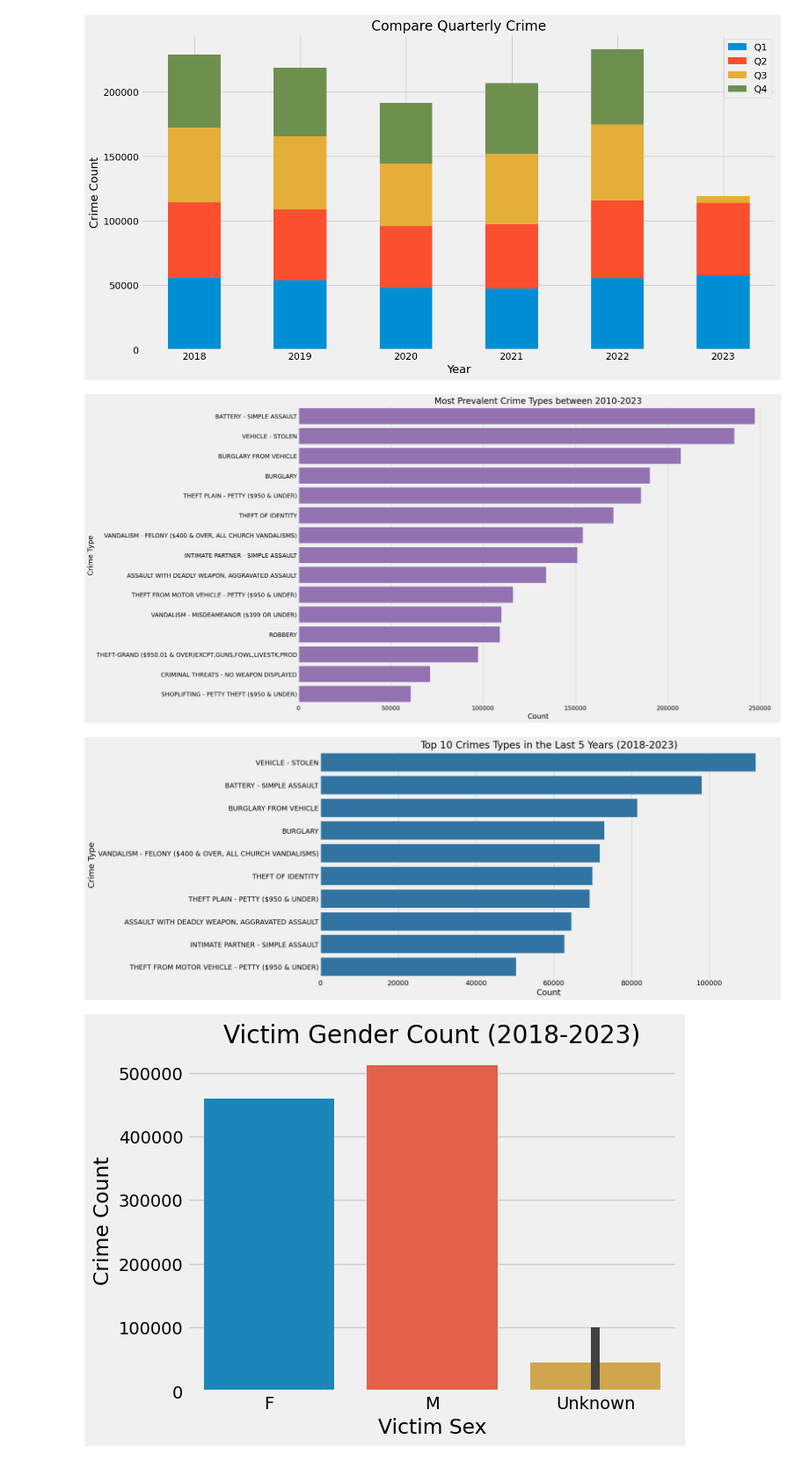
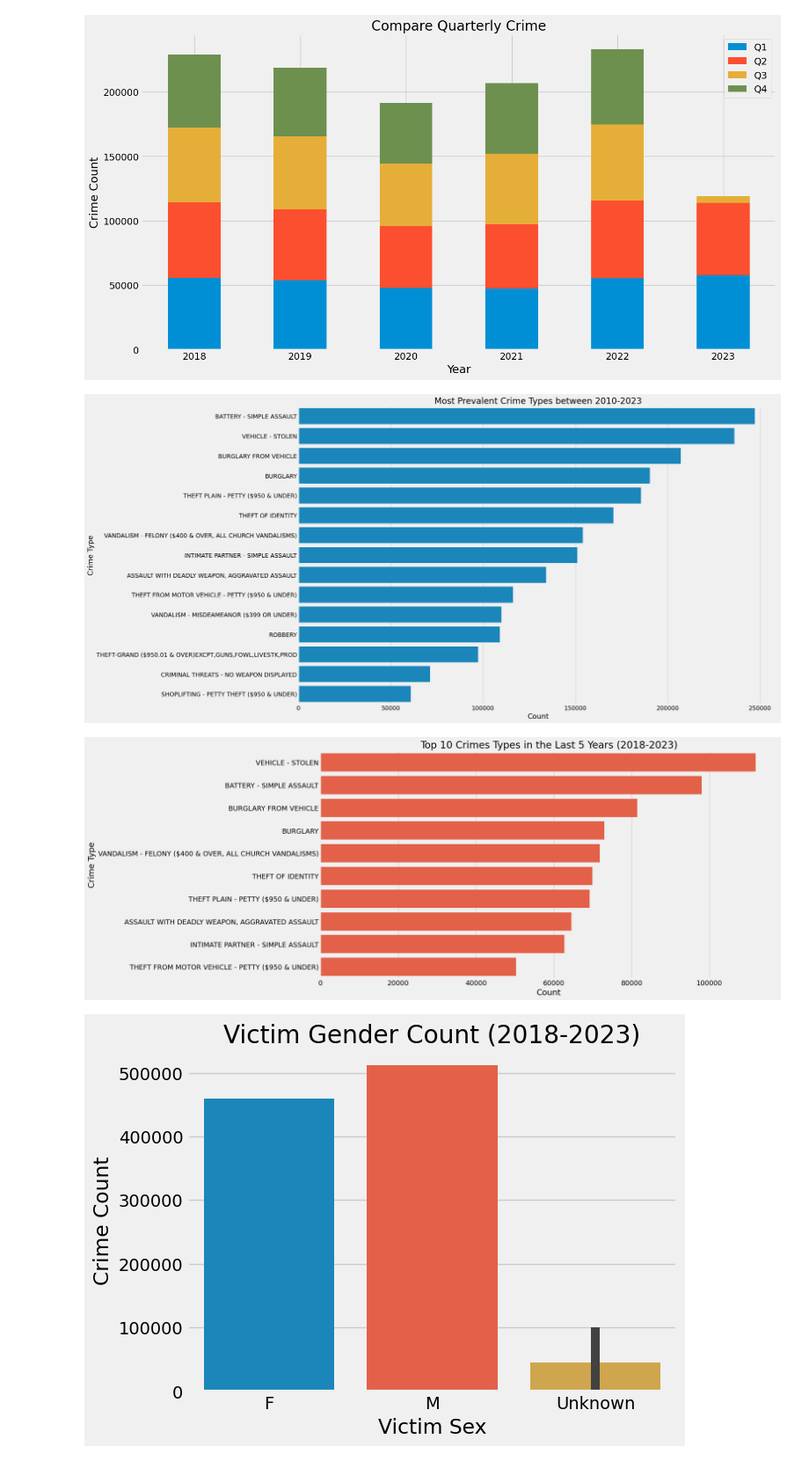
Before and after one commit to luisosorio3214/Los-Angeles-Crime-Analysis, a Jupyter notebook: crime_visuals.ipynb, the cells around one changed output. Shown at 88% size. Cells and saved outputs as stored; diff of their text form; code cells hidden in the pictures.

```diff
--- a/crime_visuals.ipynb
+++ b/crime_visuals.ipynb
@@ -20,11 +41,8 @@ engine = create_engine(os.getenv("connection_string"), connect_args={
 # %%
-with engine.connect() as conn:
-  query = text("""SELECT YEAR, COUNT(*)
+crime_by_year = query("""SELECT YEAR, COUNT(*) as COUNT
                 FROM totalcrime
                 GROUP BY year
                 ORDER BY YEAR ASC""")
-
-  crime_by_year = pd.read_sql_query(query, conn)
 # %%
 print(crime_by_year)
 # %% [output]
@@ -168,42 +338,36 @@ plt.legend(['Q1','Q2','Q3','Q4'])
 <matplotlib.legend.Legend at 0x...>
 [figure]
 # %%
-with engine.connect() as conn:
-  #  WHAT TYPE OF CRIME WAS THE MOST PREVALENT
-  crime_type_query = text("""
-                      SELECT CRM_CD_DESC, COUNT(*) as COUNT
-                      FROM totalcrime
-                      GROUP BY CRM_CD_DESC
-                      ORDER BY COUNT(*) DESC
-                      LIMIT 15 """)
+crime_type = query("""
+                    SELECT CRM_CD_DESC, COUNT(*) as COUNT
+                    FROM totalcrime
+                    GROUP BY CRM_CD_DESC
+                    ORDER BY COUNT(*) DESC
+                    LIMIT 15 """)
 
-  # WHAT TYPE OF CRIME WAS THE MOST PREVALENT IN THE LAST FIVE YEARS - Top 10
-  crime_top_query = text("""
-                      SELECT CRM_CD_DESC, COUNT(*) as COUNT
-                      FROM totalcrime
-                      WHERE YEAR BETWEEN 2018 AND 2023
-                      GROUP BY CRM_CD_DESC
-                      ORDER BY COUNT(*) DESC
-                      LIMIT 10 """)
-
-  crime_type = pd.read_sql_query(crime_type_query, conn)
-  crime_top = pd.read_sql_query(crime_top_query, conn)
+crime_top = query("""
+                    SELECT CRM_CD_DESC, COUNT(*) as COUNT
+                    FROM totalcrime
+                    WHERE YEAR BETWEEN 2018 AND 2023
+                    GROUP BY CRM_CD_DESC
+                    ORDER BY COUNT(*) DESC
+                    LIMIT 10 """)
 # %%
 plt.figure(figsize=(18,12))
-sns.barplot(data = crime_type, y = "CRM_CD_DESC", x = "COUNT", color = color_pal[4])
+sns.barplot(data = crime_type, y = "CRM_CD_DESC", x = "COUNT", color = color_pal[0])
 plt.title("Most Prevalent Crime Types between 2010-2023")
 plt.ylabel("Crime Type")
 plt.xlabel("Count")
 plt.show()
 # %% [output]
-[figure, old version]
+[figure, new version]
 # %%
 plt.figure(figsize=(15,8))
-sns.barplot(data = crime_top, y = "CRM_CD_DESC", x = "COUNT", color = color_pal[0])
+sns.barplot(data = crime_top, y = "CRM_CD_DESC", x = "COUNT", color = color_pal[1])
 plt.title("Top 10 Crimes Types in the Last 5 Years (2018-2023)")
 plt.ylabel("Crime Type")
 plt.xlabel("Count")
 plt.show()
 # %% [output]
-[figure, old version]
+[figure, new version]
 # %%
```
Also changed, not shown: parts of 19 cells of this notebook, 4 other files.
